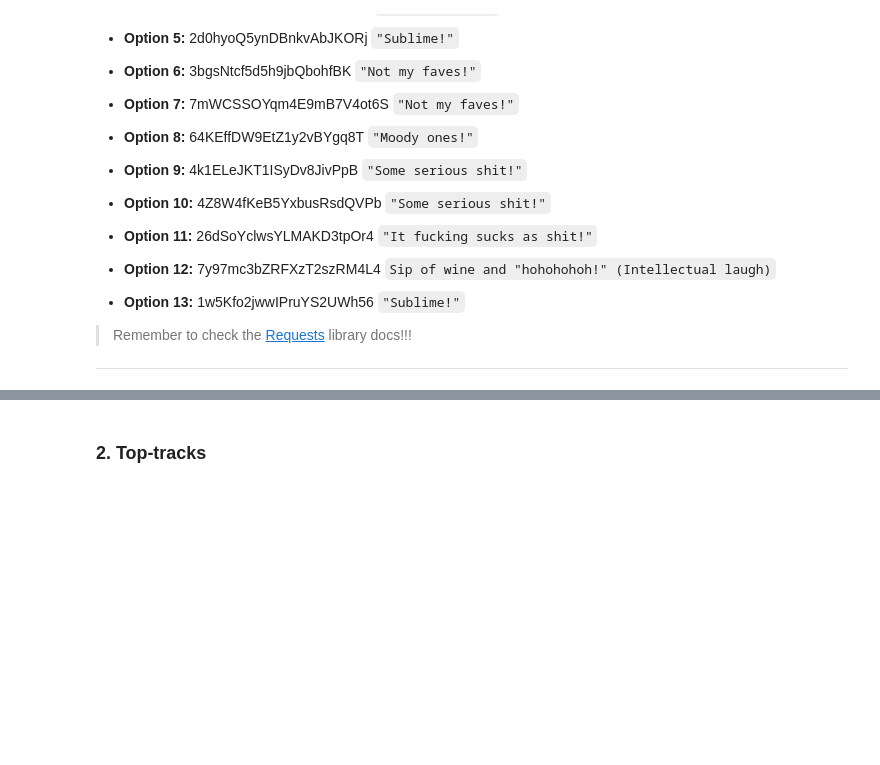
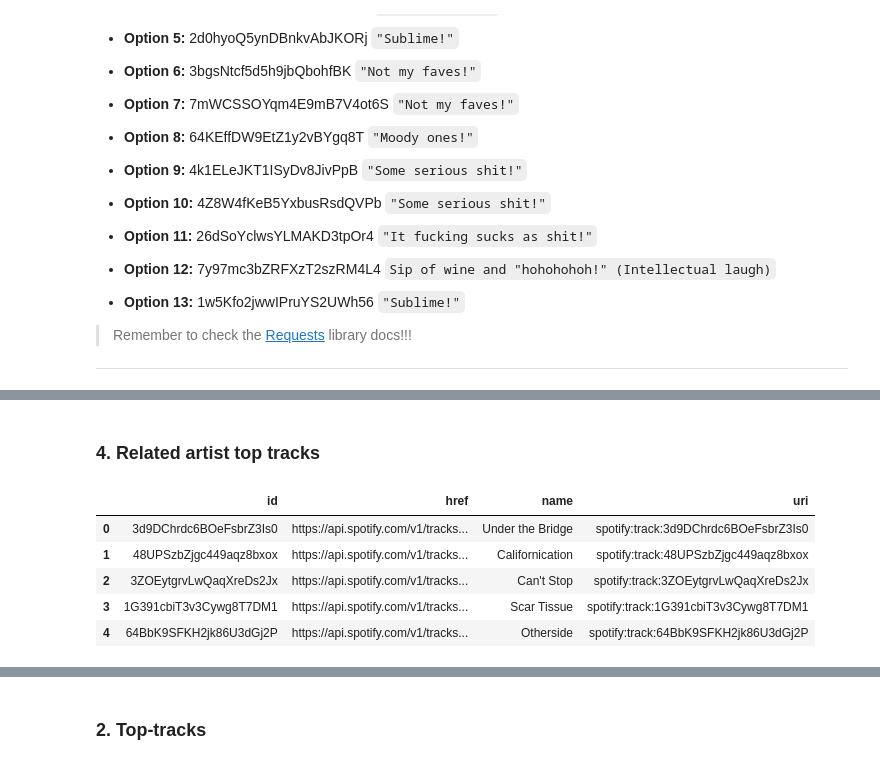
Before and after one commit to potacho/spotichallenge, a Jupyter notebook: notebooks/spotify_rest_api_challenge.ipynb, the cells around one changed output, grey strips where cells are left out. Saved outputs shown, nothing was run; the diff lists cells and outputs as text; code cells hidden in the pictures; blank space fills up the shorter version.

```diff
--- a/notebooks/spotify_rest_api_challenge.ipynb
+++ b/notebooks/spotify_rest_api_challenge.ipynb
@@ -90,0 +245,5 @@ __Here you have the different artists to start with:__
+# %%
+parameter = '/top-tracks'
+country_market = '?market=ES'
+rel_top_tracks_ep = rel_artists_ep + parameter + country_market
+rel_top_tracks_ep_response = requests.get(rel_top_tracks_ep, headers=header_info).json()
@@ -90,0 +313,22 @@ __Here you have the different artists to start with:__
+# %% [markdown]
+### 4. Related artist top tracks
+# %%
+# Getting the chosen artist top tracks
+def get_top_tracks(artist_id):
+    parameter = '/top-tracks'
+    country_market = '?market=ES'
+    top_tracks_ep = artist_ep + parameter + country_market
+    top_tracks_ep_response = requests.get(top_tracks_ep, headers=header_info).json()
+    top_tracks_df = pd.DataFrame(top_tracks_ep_response["tracks"])[["id", "href", "name", "uri"]]
+
+    return top_tracks_df
+
+artist_top_tracks = get_top_tracks(artist_id)
+artist_top_tracks.head()
+# %% [output]
+|  | id | href | name | uri |
+| 0 | 3d9DChrdc6BOeFsbrZ3Is0 | https://api.spotify.com/v1/tracks... | Under the Bridge | spotify:track:3d9DChrdc6BOeFsbrZ3Is0 |
+| 1 | 48UPSzbZjgc449aqz8bxox | https://api.spotify.com/v1/tracks... | Californication | spotify:track:48UPSzbZjgc449aqz8bxox |
+| 2 | 3ZOEytgrvLwQaqXreDs2Jx | https://api.spotify.com/v1/tracks... | Can't Stop | spotify:track:3ZOEytgrvLwQaqXreDs2Jx |
+| 3 | 1G391cbiT3v3Cywg8T7DM1 | https://api.spotify.com/v1/tracks... | Scar Tissue | spotify:track:1G391cbiT3v3Cywg8T7DM1 |
+| 4 | 64BbK9SFKH2jk86U3dGj2P | https://api.spotify.com/v1/tracks... | Otherside | spotify:track:64BbK9SFKH2jk86U3dGj2P |
```
Also changed, not shown: parts of 63 cells of this notebook.
